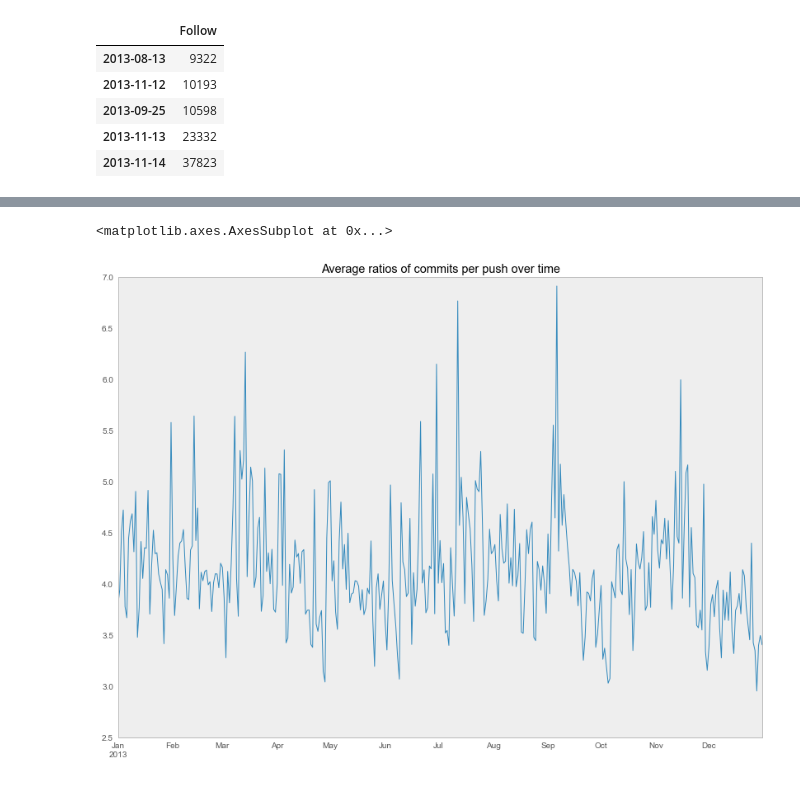
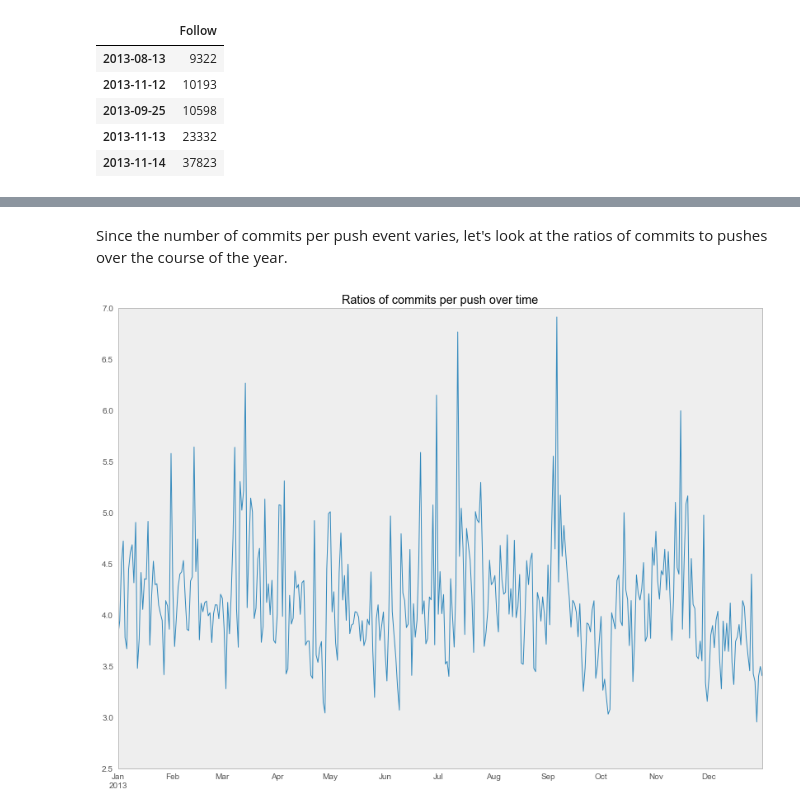
Before and after one commit to yaph/ipython-notebooks, a Jupyter notebook: GitHub Archive 2013 Event Types.ipynb, the cells around one changed output, grey strips where cells are left out. Saved outputs shown, nothing was run; the diff lists cells and outputs as text; code cells hidden in the pictures.

```diff
--- a/GitHub Archive 2013 Event Types.ipynb
+++ b/GitHub Archive 2013 Event Types.ipynb
@@ -88,8 +157,10 @@ fig.tight_layout()
 # %%
 df_pushes = pd.read_csv('csv/githubarchive/2013/pushes_by_day.csv', index_col=0, parse_dates=[0])
+# %% [markdown]
+Since the number of commits per push event varies, let's look at the ratios of commits to pushes over the course of the year.
 # %%
 df_pushes['Commit Push Ratio'] = df_pushes['Event Size'] / df_pushes['Event Count'].astype(float)
-df_pushes['Commit Push Ratio'].plot(figsize=(14, 10), title='Average ratios of commits per push over time')
+df_pushes['Commit Push Ratio'].plot(figsize=(14, 10), title='Ratios of commits per push over time')
+plt.show()
 # %% [output]
-<matplotlib.axes.AxesSubplot at 0x...>
-[figure, old version]
+[figure, new version]
```
Also changed, not shown: parts of 28 cells of this notebook, 3 other files.
